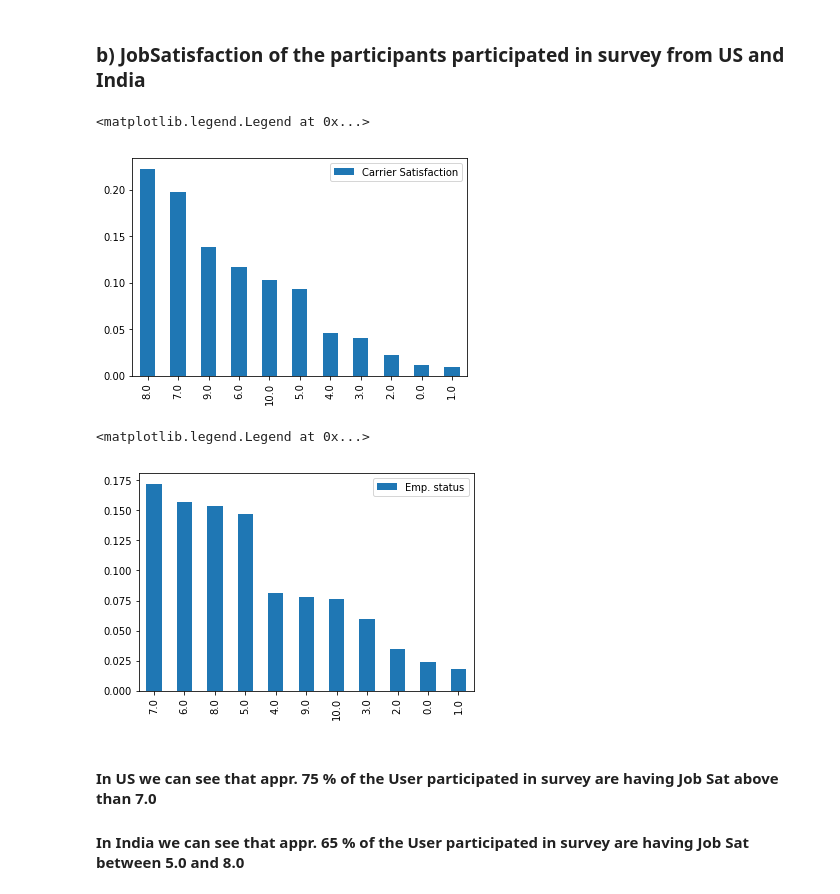
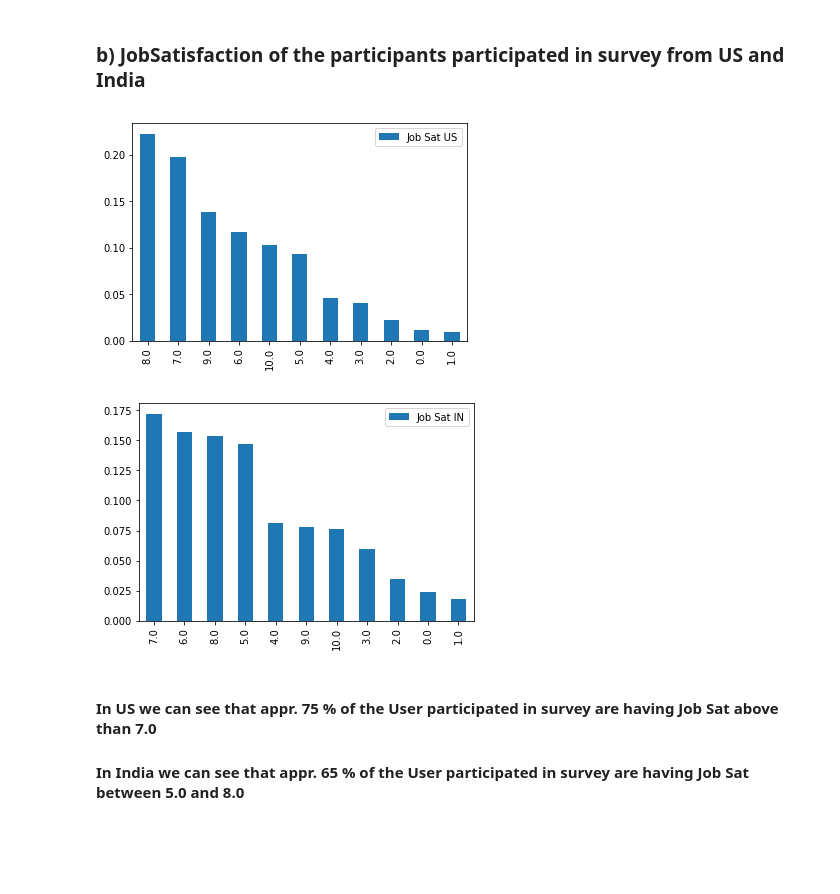
Before and after one commit to nakapoor/Stack-Overflow-Survey-2017, a Jupyter notebook: Stack Overflow Developer Survey.ipynb, the cells around one changed output. Drawn from its saved outputs; the diff is of its cells as text; code cells hidden in the pictures; blank space fills up the shorter version.

```diff
--- a/Stack Overflow Developer Survey.ipynb
+++ b/Stack Overflow Developer Survey.ipynb
@@ -81,19 +81,19 @@ plt.legend()
 # %%
 df.CareerSatisfaction.fillna(0.0)
 US_2 = df['JobSatisfaction'].value_counts()
-(US_2/(US_2.sum())).plot(kind='bar',label='Carrier Satisfaction')
+(US_2/(US_2.sum())).plot(kind='bar',label='Job Sat US')
 plt.legend()
+plt.savefig('JobSatisfaction US')
 # %% [output]
-<matplotlib.legend.Legend at 0x...>
-[figure, old version]
+[figure, new version]
 # %%
 df.CareerSatisfaction.fillna(0.0)
 IN_2 = df_IN['JobSatisfaction'].value_counts()
-(IN_2/(IN_2.sum())).plot(kind='bar', label = 'Emp. status')
+(IN_2/(IN_2.sum())).plot(kind='bar', label = 'Job Sat IN')
 plt.legend()
+plt.savefig('JobSatisfaction IN')
 # %% [output]
-<matplotlib.legend.Legend at 0x...>
-[figure, old version]
+[figure, new version]
 # %% [markdown]
 #### In US we can see that appr. 75 % of the User participated in survey are having Job Sat above  than 7.0
 #### In India we can see that appr. 65 % of the User participated in survey are having Job Sat between 5.0 and 8.0
```
Also changed, not shown: parts of 4 cells of this notebook, 1 other file.
